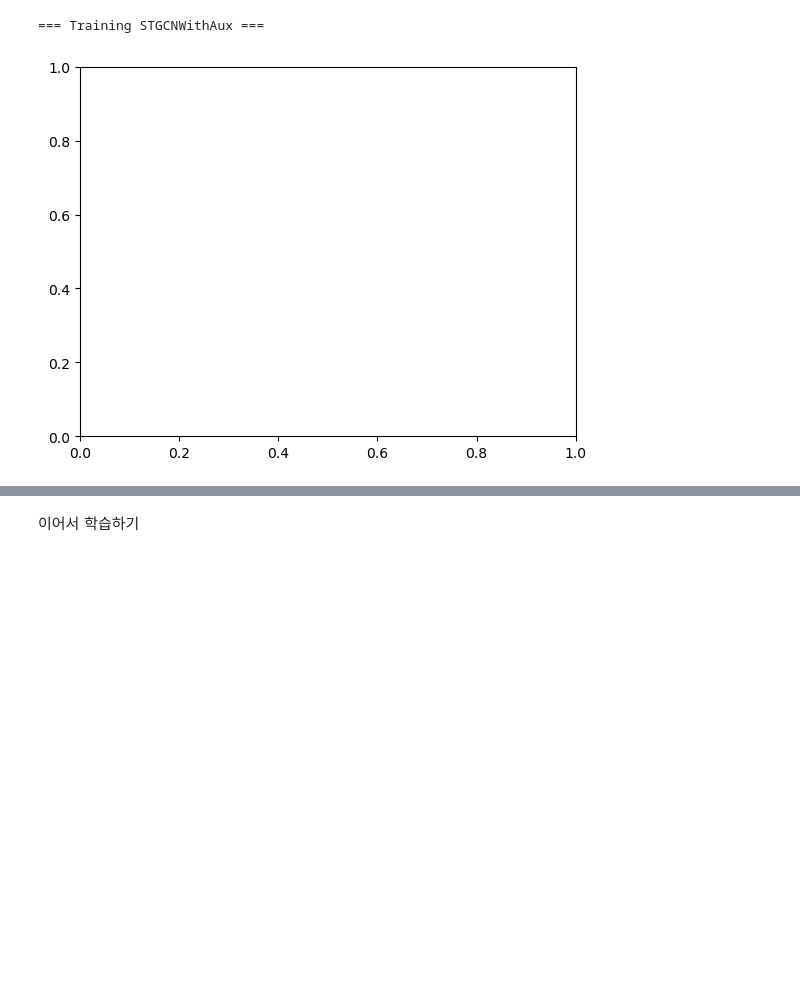
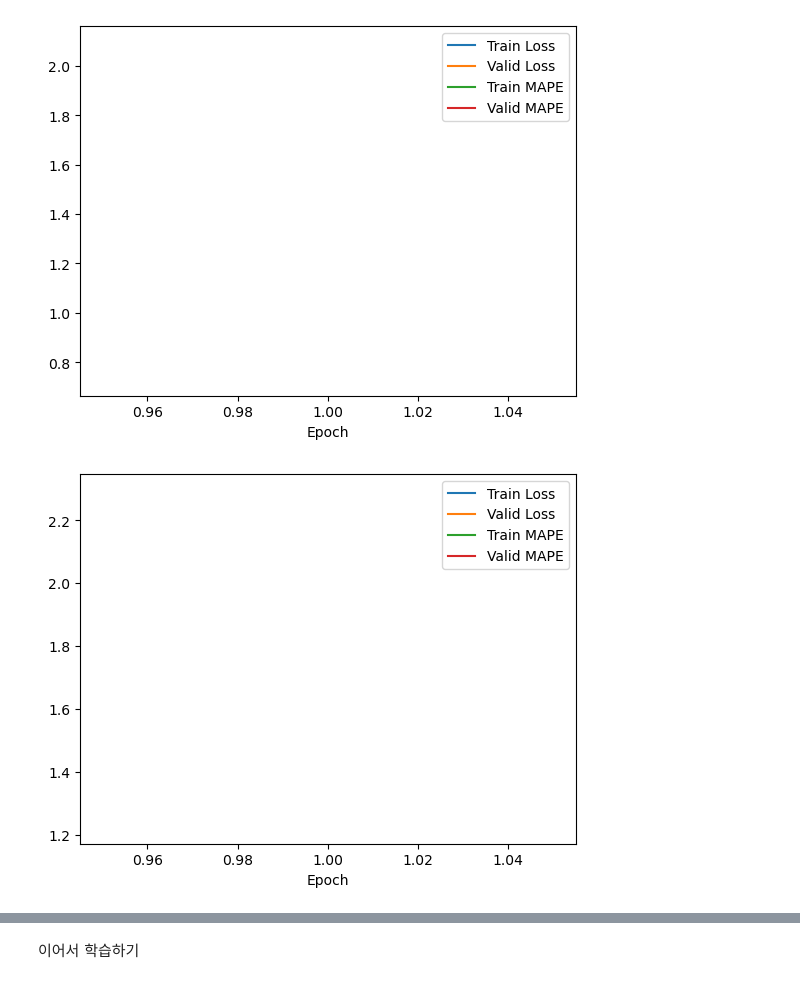
Before and after one commit to HiverXD/Traffic-Congestion-Prediction, a Jupyter notebook: src/baseline_train_refactoring.ipynb, the cells around one changed output, grey strips where cells are left out. Saved outputs shown, nothing was run; the diff lists cells and outputs as text; code cells hidden in the pictures; blank space fills up the shorter version.

```diff
--- a/src/baseline_train_refactoring.ipynb
+++ b/src/baseline_train_refactoring.ipynb
@@ -75,10 +83,10 @@ os.makedirs(SAVE_DIR, exist_ok=True)
 models = {
 #    "GCNMLP":    GCNMLP,
 #    "DCRNN":     DCRNN,
-#    "STGCN":     STGCN,
+    "STGCN":     STGCN,
 #    "MLPBASED":  MLPBASED,
-#    "STGAT": STGAT,
-    "STGCNWithAux": STGCNWithAux,
+    "STGAT": STGAT,
+#    "STGCNWithAux": STGCNWithAux,
 }
 # %%
 # Training
@@ -120,33 +128,33 @@ for name, ModelClass in models.items():
                     aux_embed_dim=32,
                     aux_data=aux_tensor,
             )
 
         model = ModelClass(**kwargs)
 
     model = model.to(DEVICE)
 
     # (3) 옵티마이저·손실함수 설정
     optimizer = AdamW(model.parameters(), lr=LEARNING_RATE, weight_decay=1e-5)
     criterion = torch.nn.L1Loss()
 
     # (4) Trainer 초기화·학습
     trainer = Trainer(
         model=model,
         train_loader=train_loader,
         valid_loader=valid_loader,
         optimizer=optimizer,
         criterion=criterion,
         epochs=1,
         device=DEVICE,
         auto_save=True,
         save_dir=SAVE_DIR
     )
-    #trainer.fit()
+    trainer.fit()
 
     # (5) 가중치 저장
     # save_path = os.path.join(SAVE_DIR, f"{name}.pth")
     # torch.save(model.state_dict(), save_path)
     # print(f"Saved checkpoint: {save_path}")
 # %% [output]
-=== Training STGCNWithAux ===
-[figure, old version]
+[figure, new version]
+[figure, added]
```
Also changed, not shown: parts of 2 cells of this notebook.
